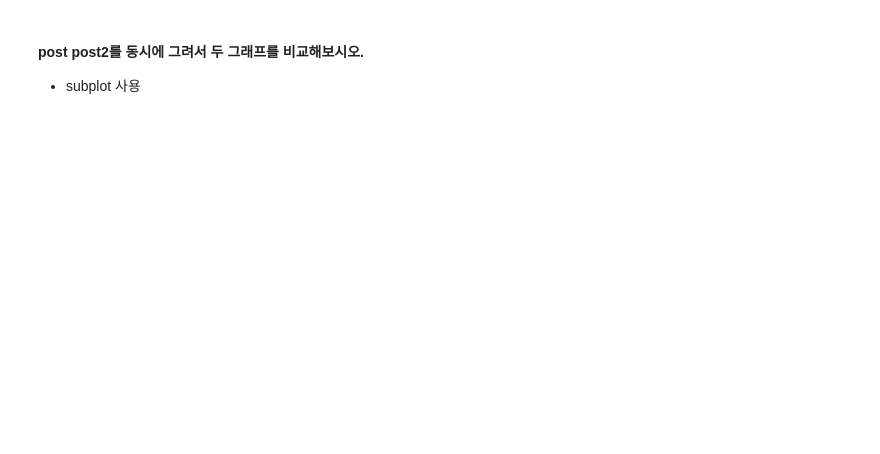
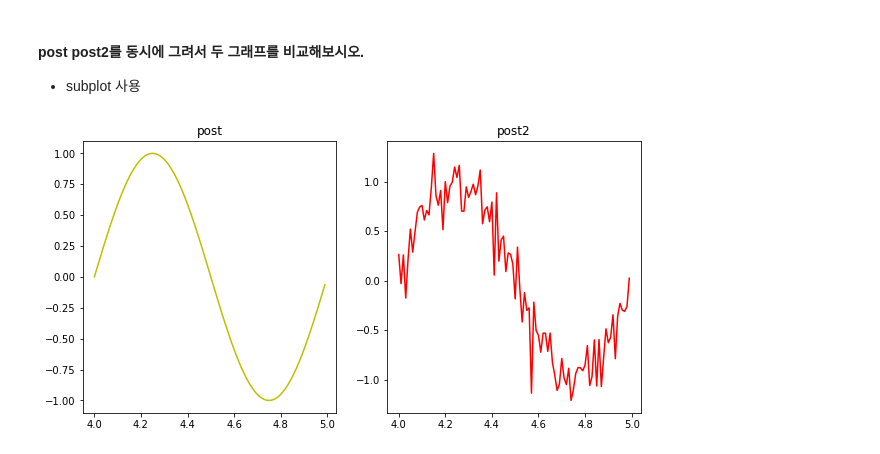
Before and after one commit to seokmin1/PDM08, a Jupyter notebook: py-pandas/pandas_4_visualizing_df.ipynb, the cells around one changed output. Cells and saved outputs as stored; diff of their text form; code cells hidden in the pictures; blank space fills up the shorter version.

```diff
--- a/py-pandas/pandas_4_visualizing_df.ipynb
+++ b/py-pandas/pandas_4_visualizing_df.ipynb
@@ -161,0 +230,9 @@ plt.figure(figsize=(10,5))
+# %%
+plt.figure(figsize=(10,5))
+plt.subplot(121).set_title("post")
+plt.plot(post, 'y')
+plt.subplot(122).set_title("post2")
+plt.plot(post2, 'r')
+plt.show()
+# %% [output]
+[figure, added]
```
Also changed, not shown: parts of 19 cells of this notebook.
